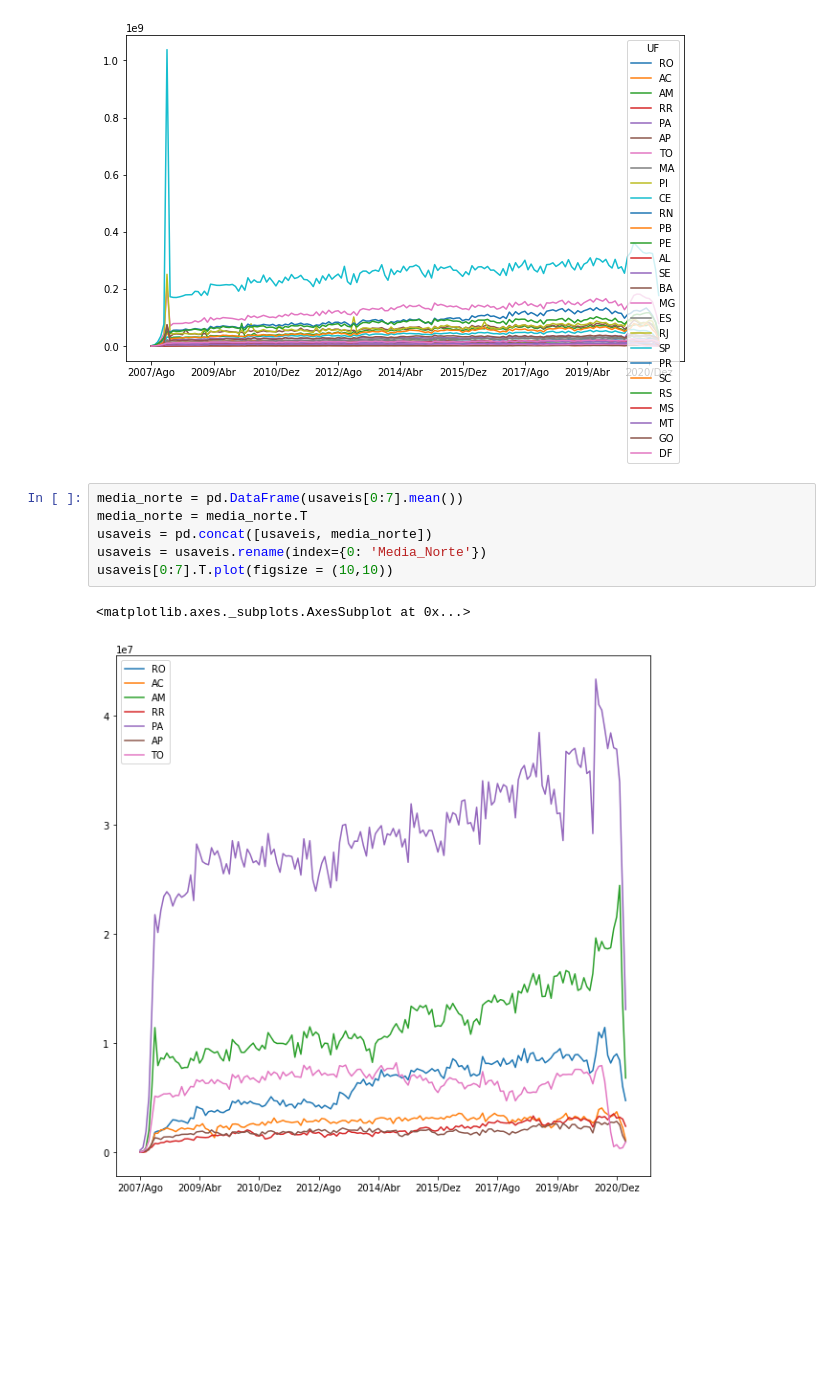
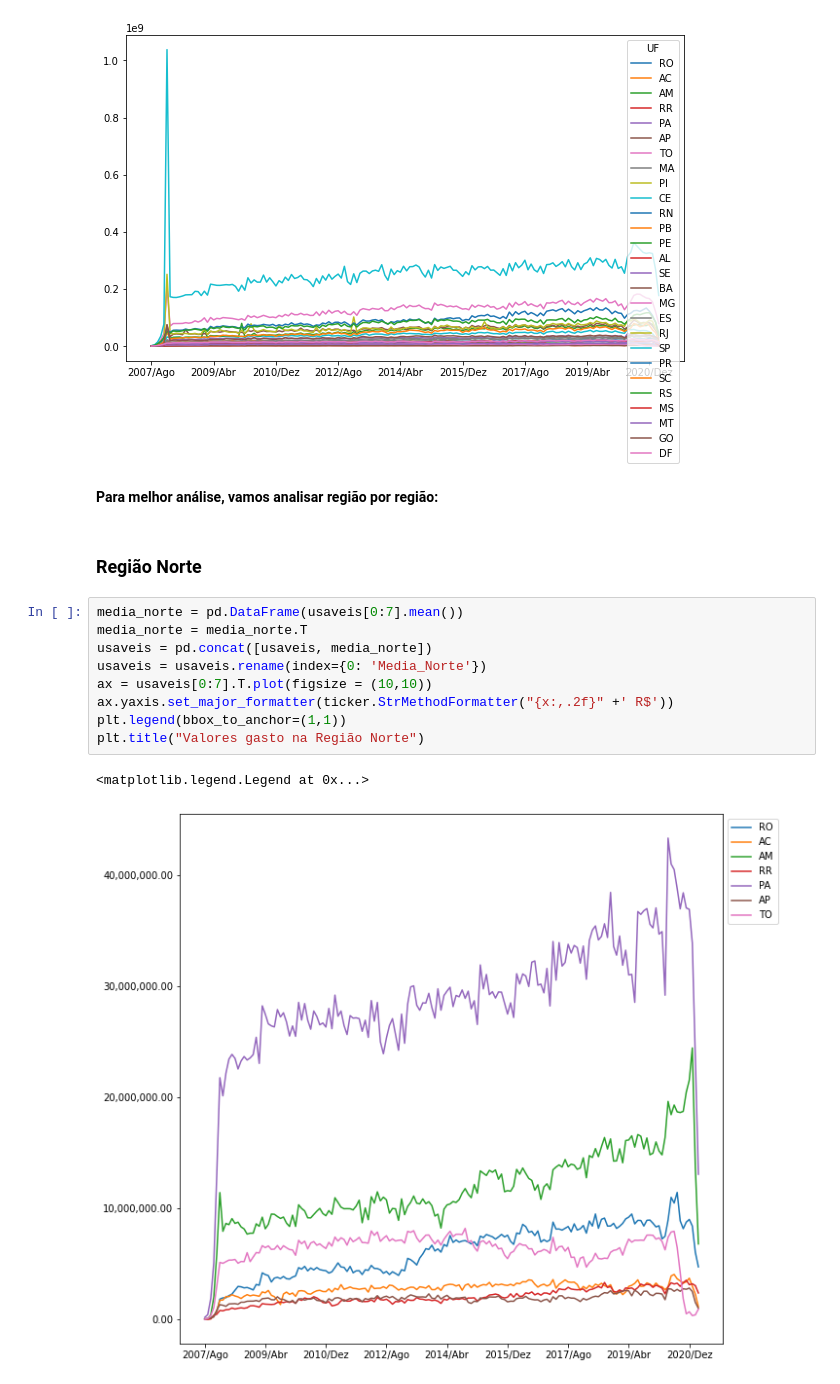
Before and after one commit to Naandes/Dados-Financeiros-do-Sus, a Jupyter notebook: modulo_1/aula_1/Outros_dados.ipynb, the cells around one changed output. Saved outputs shown, nothing was run; the diff lists cells and outputs as text; blank space fills up the shorter version.

```diff
--- a/modulo_1/aula_1/Outros_dados.ipynb
+++ b/modulo_1/aula_1/Outros_dados.ipynb
@@ -220,12 +220,19 @@ usaveis.T.plot(figsize = (10,6))
 # %% [output]
 <matplotlib.axes._subplots.AxesSubplot at 0x...>
 [figure]
+# %% [markdown]
+**Para melhor análise, vamos analisar região por região:**
+# %% [markdown]
+### **Região Norte**
 # %%
 media_norte = pd.DataFrame(usaveis[0:7].mean())
 media_norte = media_norte.T
 usaveis = pd.concat([usaveis, media_norte])
 usaveis = usaveis.rename(index={0: 'Media_Norte'})
-usaveis[0:7].T.plot(figsize = (10,10))
+ax = usaveis[0:7].T.plot(figsize = (10,10))
+ax.yaxis.set_major_formatter(ticker.StrMethodFormatter("{x:,.2f}" +' R$'))
+plt.legend(bbox_to_anchor=(1,1))
+plt.title("Valores gasto na Região Norte")
 # %% [output]
-<matplotlib.axes._subplots.AxesSubplot at 0x...>
+<matplotlib.legend.Legend at 0x...>
-[figure, old version]
+[figure, new version]
```
Also changed, not shown: parts of 18 cells of this notebook.
